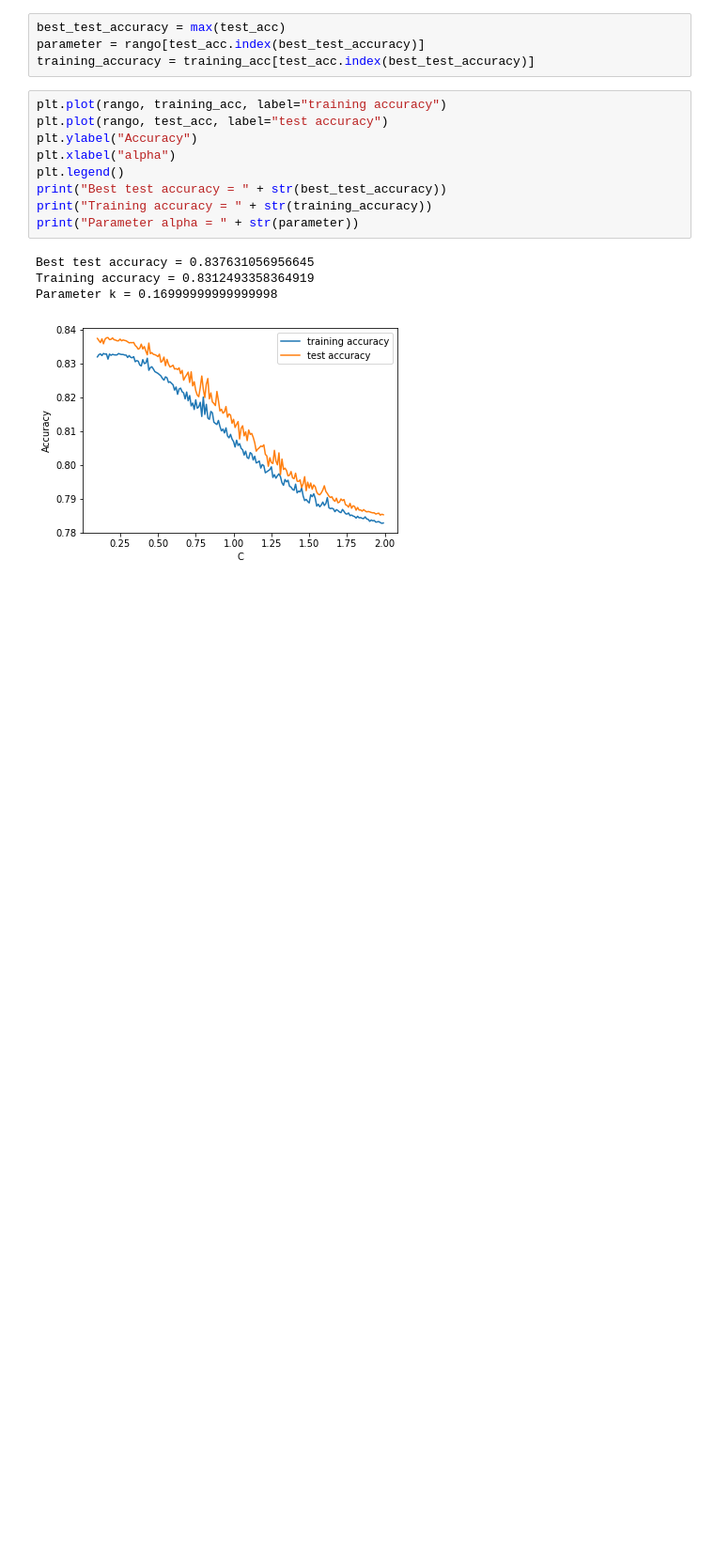
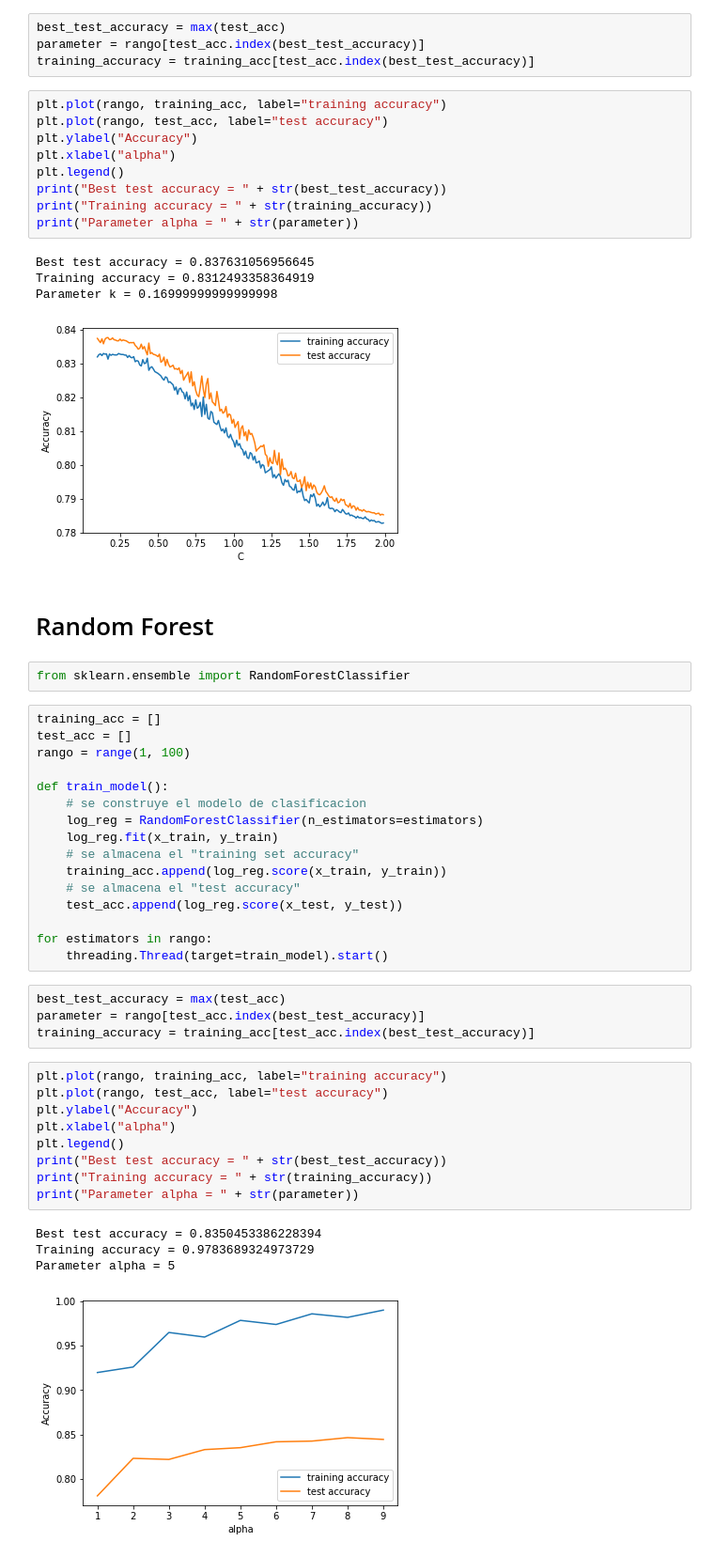
Before and after one commit to Boris94cr/Reconocimiento-de-Patrones, a Jupyter notebook: Inv-Corta-2/Inv-Corta-2.ipynb, the cells around one changed output. Shown: that part at 94% size. Drawn from its saved outputs; the diff is of its cells as text; blank space fills up the shorter version.

Commit message:
Adding random forest

```diff
--- a/Inv-Corta-2/Inv-Corta-2.ipynb
+++ b/Inv-Corta-2/Inv-Corta-2.ipynb
@@ -225,3 +233,41 @@ Best test accuracy = 0.837631056956645
 Training accuracy = 0.8312493358364919
 Parameter k = 0.16999999999999998
 [figure]
+# %% [markdown]
+# Random Forest
+# %%
+from sklearn.ensemble import RandomForestClassifier
+# %%
+training_acc = []
+test_acc = []
+rango = range(1, 100)
+
+def train_model():
+    # se construye el modelo de clasificacion
+    log_reg = RandomForestClassifier(n_estimators=estimators)
+    log_reg.fit(x_train, y_train)
+    # se almacena el "training set accuracy"
+    training_acc.append(log_reg.score(x_train, y_train))
+    # se almacena el "test accuracy"
+    test_acc.append(log_reg.score(x_test, y_test))
+
+for estimators in rango:
+    threading.Thread(target=train_model).start()
+# %%
+best_test_accuracy = max(test_acc)
+parameter = rango[test_acc.index(best_test_accuracy)]
+training_accuracy = training_acc[test_acc.index(best_test_accuracy)]
+# %%
+plt.plot(rango, training_acc, label="training accuracy")
+plt.plot(rango, test_acc, label="test accuracy")
+plt.ylabel("Accuracy")
+plt.xlabel("alpha")
+plt.legend()
+print("Best test accuracy = " + str(best_test_accuracy))
+print("Training accuracy = " + str(training_accuracy))
+print("Parameter alpha = " + str(parameter))
+# %% [output]
+Best test accuracy = 0.8350453386228394
+Training accuracy = 0.9783689324973729
+Parameter alpha = 5
+[figure, added]
```
Also changed, not shown: parts of 4 cells of this notebook.
